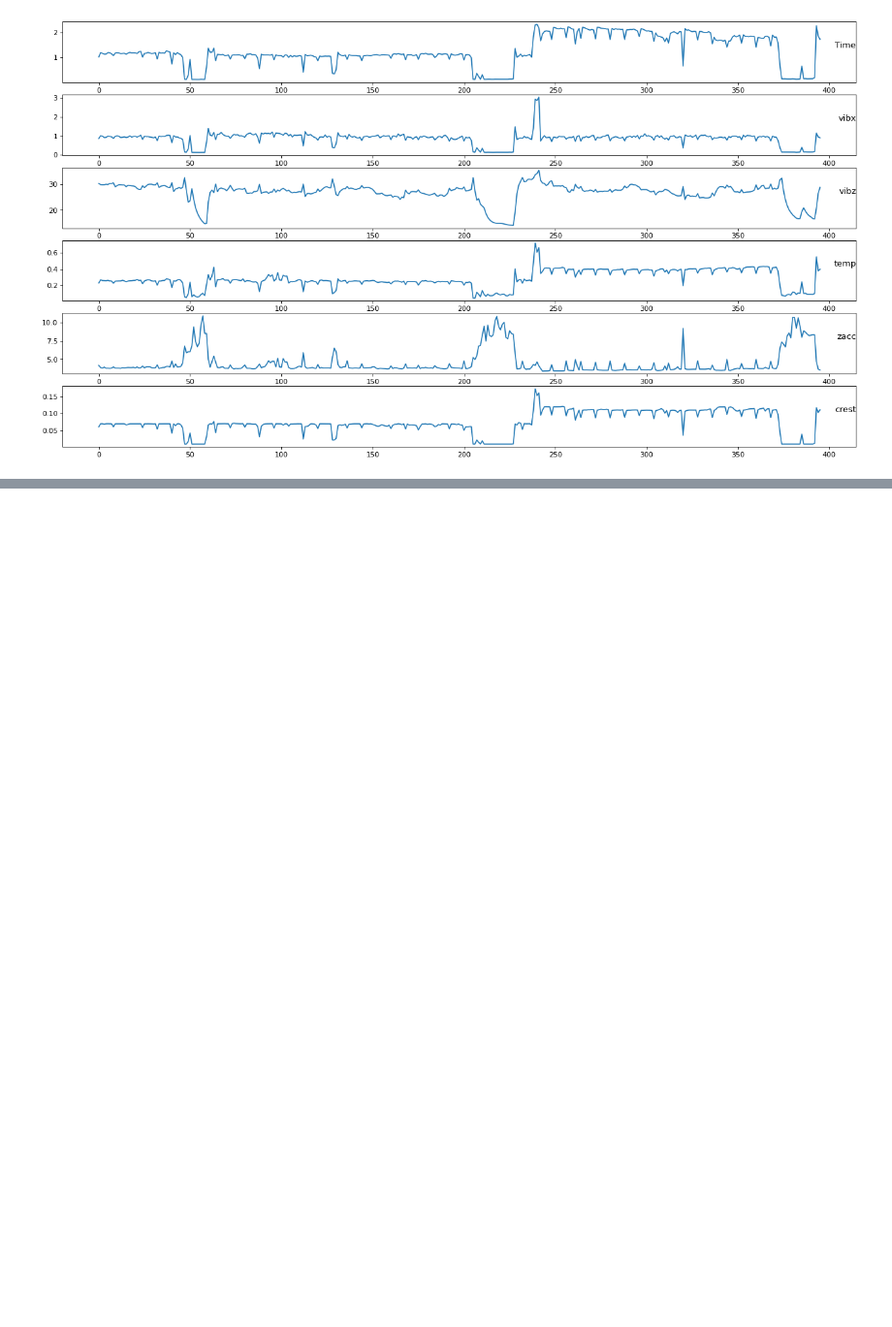
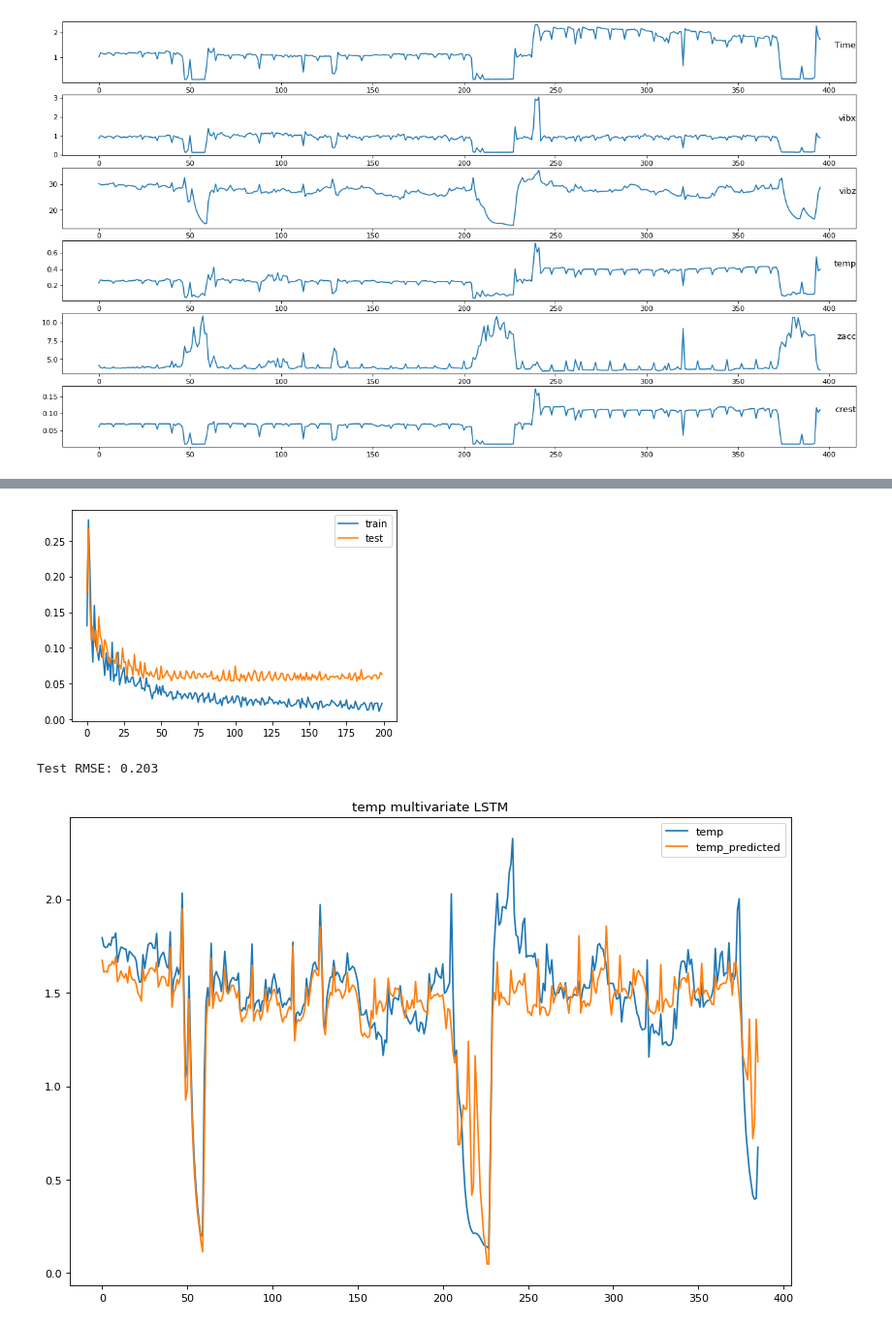
Before and after one commit to MustafaBozkurt84/predictive-maintanance-LSTM, a Jupyter notebook: MultivariateTimeSeriesLSTM.ipynb, the cells around one changed output, grey strips where cells are left out. Shown at 97% size. Saved outputs shown, nothing was run; the diff lists cells and outputs as text; code cells hidden in the pictures; blank space fills up the shorter version.

```diff
--- a/MultivariateTimeSeriesLSTM.ipynb
+++ b/MultivariateTimeSeriesLSTM.ipynb
@@ -240,0 +208,6 @@ pyplot.plot(df.iloc[:,1])
+# %%
+multivariae_lstm(2)
+# %% [output]
+[figure, added]
+Test RMSE: 0.203
+[figure, added]
```
Also changed, not shown: parts of 27 cells of this notebook.
